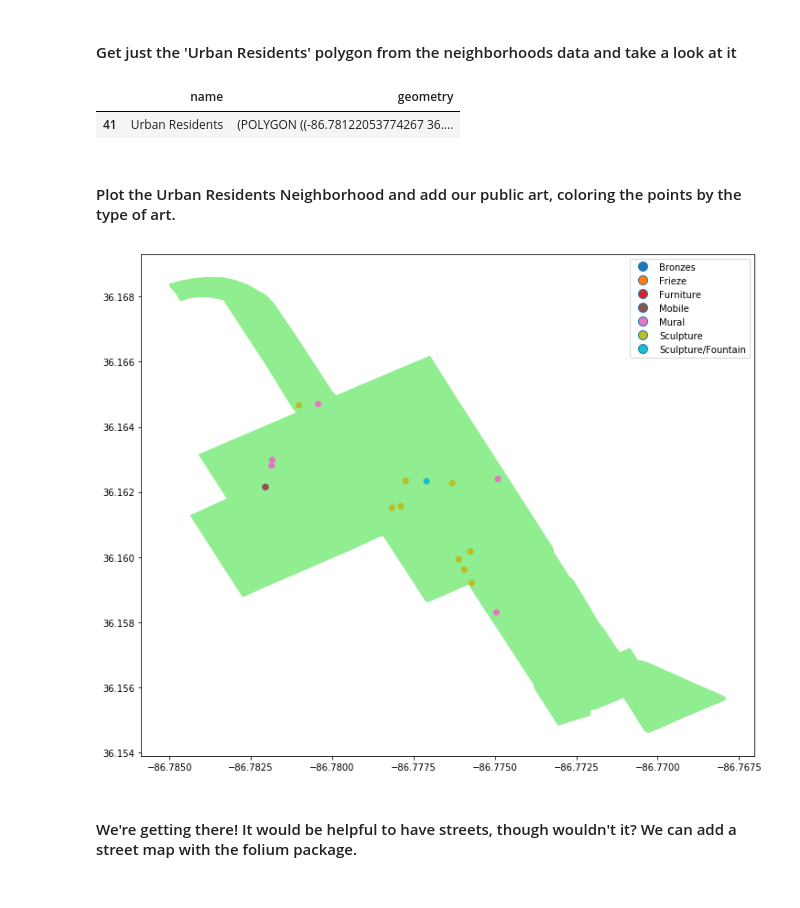
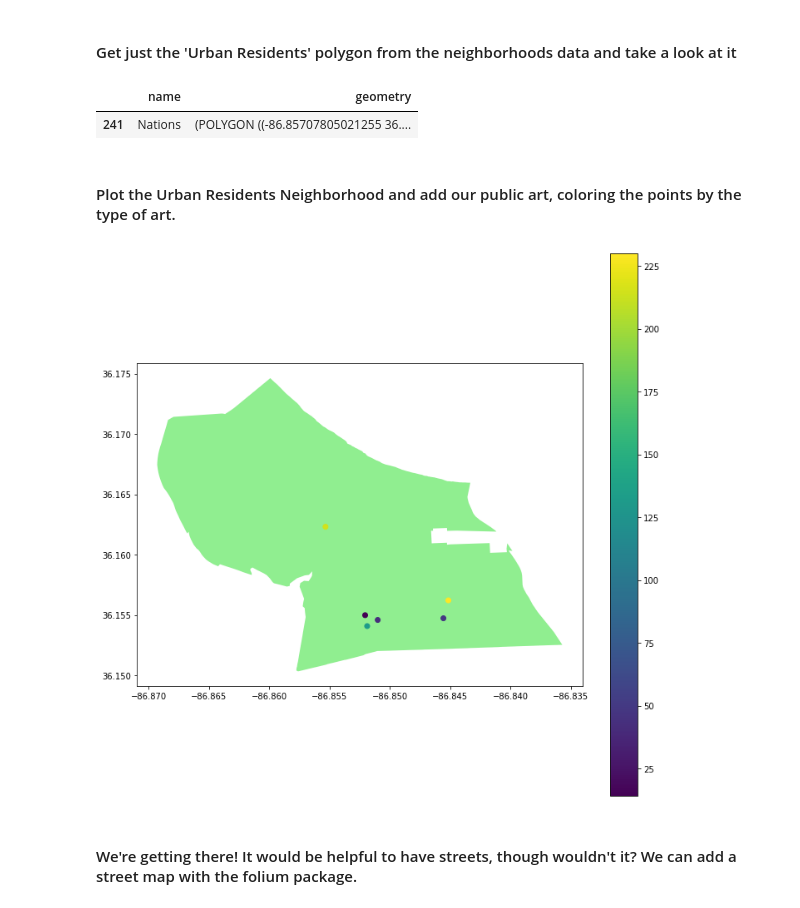
Before and after one commit to Ashutosh-Singhal/Nashville-Public-Art, a Jupyter notebook: MNPS_AS.ipynb, the cells around one changed output. Cells and saved outputs as stored; diff of their text form; code cells hidden in the pictures.

Commit message:
MNPS data analysed

```diff
--- a/MNPS_AS.ipynb
+++ b/MNPS_AS.ipynb
@@ -123,3 +129,3 @@ art['geometry'] = art.apply(lambda x: Point((float(x.lng), float(x.lat))), axis=
 # %%
-art = gpd.GeoDataFrame(art, crs = neighborhoods.crs, geometry = art['geometry'])
+mnps_df = gpd.GeoDataFrame(mnps_df, crs = neighborhoods.crs, geometry = mnps_df['geometry'])
 # %%
@@ -136,2 +142,3 @@ art.head()
 # %%
-neighborhood_art = gpd.sjoin(art, neighborhoods, op = 'within')
+neighborhood_mnps = gpd.sjoin(mnps_df, neighborhoods, op = 'within')
+neighborhood_mnps.head()
@@ -168,0 +177,3 @@ urban_art.head()
+# %%
+Nations_mnps = neighborhood_mnps.loc[neighborhood_mnps.name == 'Nations']
+Nations_mnps.head()
@@ -169,19 +187,19 @@ urban_art.head()
 # %% [markdown]
 #### Get just the 'Urban Residents' polygon from the neighborhoods data and take a look at it
 # %%
-urban_polygon = neighborhoods.loc[neighborhoods.name == 'Urban Residents']
-urban_polygon.head()
+Nations_polygon = neighborhoods.loc[neighborhoods.name == 'Nations']
+Nations_polygon.head()
 # %% [output]
 |  | name | geometry |
-| 41 | Urban Residents | (POLYGON ((-86.78122053774267 36.... |
+| 241 | Nations | (POLYGON ((-86.85707805021255 36.... |
 # %% [markdown]
 #### Plot the Urban Residents Neighborhood and add our public art, coloring the points by the type of art.
 # %%
-ax = urban_polygon.plot(figsize = (12, 12), color = 'lightgreen')
-urban_art.plot( ax = ax, column = 'type', legend = True);
+ax = Nations_polygon.plot(figsize = (12, 12), color = 'lightgreen')
+Nations_mnps.plot( ax = ax, column = 'EcoDis', legend = True);
 plt.show();
 # %% [output]
-[figure, old version]
+[figure, new version]
 # %% [markdown]
 #### We're getting there! It would be helpful to have streets, though wouldn't it? We can add a street map with the folium package.
 # %% [markdown]
```
Also changed, not shown: parts of 21 cells of this notebook.
